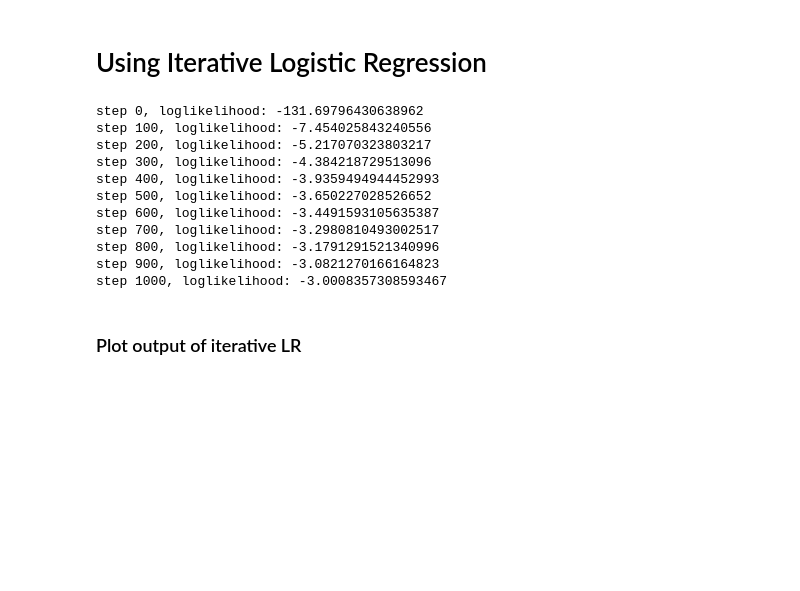
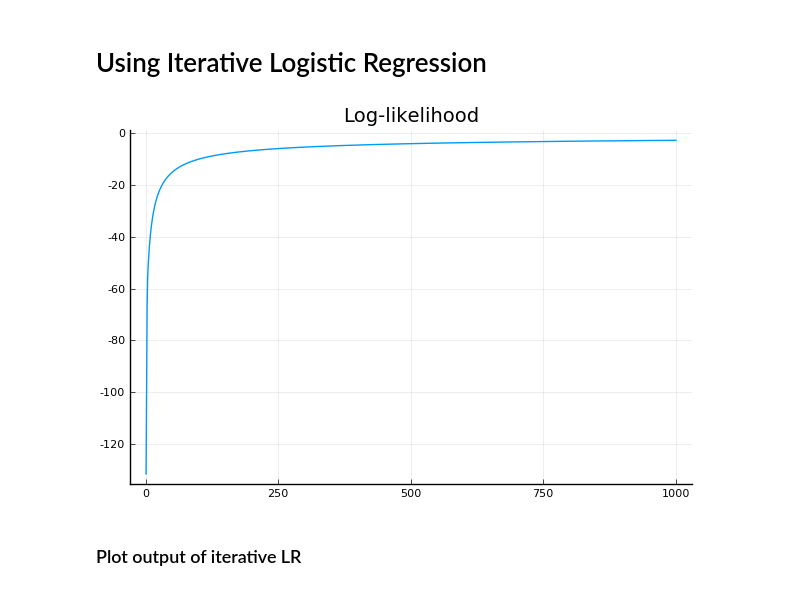
Before and after one commit to fnlandini/BayesianModels, a Jupyter notebook: examples/LogisticRegression.ipynb, the cells around one changed output. Drawn from its saved outputs; the diff is of its cells as text; code cells hidden in the pictures; blank space fills up the shorter version.

```diff
--- a/examples/LogisticRegression.ipynb
+++ b/examples/LogisticRegression.ipynb
@@ -320,10 +319,0 @@ plot(ppredict1_1, ppredict2_1, ppredict3_12, ppredict1, ppredict2, ppredict3, la
-# %%
-ψ1 = -3 # we want this to be ψ1 = β' * X (X is the data already defined above)
-ψ2 = -3
-function σ(ψ)
-    1 / (1+exp(-ψ))
-end
-ν1 = σ(ψ1)
-ν2 = σ(ψ2)
-
-println("ν1=$ν1, ν2=$ν2, π1=$ν1, π2=$(ν2*(1-ν1)), π3=$(1*(1-ν1)*(1-ν2)))")
@@ -382,6 +321,25 @@ loglikelihood(z, ν1, ν2)
 # Using Iterative Logistic Regression
 # %%
 # Using Logistic Regression
+
+function encode(z, n_classes)
+    # For the purpose of operating with matrices the function encodes the vector of classes as:
+    # onehot: one-hot encoding for the classes, where the class 'n_classes' is encoded as all 0's
+    # N_up_to: for each sample of class c, row i is 1 if i>=c and 0 otherwise. Note that if c=n_classes, all rows are 0's
+
+    onehot = zeros(Int64, n_classes - 1, length(z))
+    for i = 1:n_classes-1
+        onehot[i, z .== i] .= 1
+    end
+
+    N_up_to = zeros(Int64, n_classes - 1, length(z))
+    for i = 1:n_classes-1
+        N_up_to[i, z .> i] .= 1
+    end
+
+    onehot, N_up_to
+end
+
 
 function deriv_sig(β, x)
     (1 .- σ.(β*x)) * x'
@@ -393,62 +351,47 @@ function deriv_comp_sig(β, x)
 end
 
 
-function loglikelihood(n_classes, z, ν)
+function loglikelihood(n_classes, z, X, β)
+    ν = σ.(β*X)
     onehot, N_up_to = encode(z, n_classes)
-    logParams = log.(ν)
-    logComplementParams = log.(1 .- ν)
-    sum(diag(onehot' * logParams .+ N_up_to' * logComplementParams))
-end
-
-
-function loglikelihood_all(n_classes, z, X, β)
-    ν = σ.(β*X)
-    loglikelihood(n_classes, z, ν)
+    sum(diag(onehot' * log.(ν) .+ N_up_to' * log.(1 .- ν)))
 end
 
 n_classes = 3
 β = zeros(Float64, n_classes-1, size(X, 1)+1) # +1 to account for the bias
 
 X_augmented = [X; ones(Float64, 1, size(X, 2))] # add 1's to account for the bias
 
 onehot, N_up_to = encode(z, n_classes)
 η = 0.01
 
 # Contains terms of derivative corresponding to log(σ(β'x_d)) for data point x_d
 deriv_sig_for_all = zeros(size(β, 1), size(X_augmented, 2), size(X_augmented, 1))
 # Contains terms of derivative corresponding to log(1 - σ(β'x_d)) for data point x_d
 deriv_comp_sig_for_all = zeros(size(β, 1), size(X_augmented, 2), size(X_augmented, 1))
 
-print("step 0, loglikelihood: $(loglikelihood_all(n_classes, z, X_augmented, β))\n")
 
+steps = 1000
+llks = zeros(steps+1)
+llks[1] = loglikelihood(n_classes, z, X_augmented, β)
 
-for step = 1:1000
+for step = 1:steps
     # Populate for all data points
     for d = 1:size(X_augmented, 2)
         deriv_sig_for_all[:, d, :] = deriv_sig(β, X_augmented[:,d])
         deriv_comp_sig_for_all[:, d, :] = deriv_comp_sig(β, X_augmented[:,d])
     end
     # Update parameters
     derivatives = sum(onehot .* deriv_sig_for_all .+ N_up_to .* deriv_comp_sig_for_all, dims=2)[:,1,:]
     β = β + η * derivatives
 
-    # Show progress
-    if step % 100 == 0
-        print("step $(step), loglikelihood: $(loglikelihood_all(n_classes, z, X_augmented, β))\n")
-    end
+    llks[step+1] = loglikelihood(n_classes, z, X_augmented, β)
 end
+
+llk_plot = plot(1:steps+1, llks, label="llk", title = "Log-likelihood")
+plot(llk_plot, legend=false)
 # %% [output]
-step 0, loglikelihood: -131.69796430638962
-step 100, loglikelihood: -7.454025843240556
-step 200, loglikelihood: -5.217070323803217
-step 300, loglikelihood: -4.384218729513096
-step 400, loglikelihood: -3.9359494944452993
-step 500, loglikelihood: -3.650227028526652
-step 600, loglikelihood: -3.4491593105635387
-step 700, loglikelihood: -3.2980810493002517
-step 800, loglikelihood: -3.1791291521340996
-step 900, loglikelihood: -3.0821270166164823
-step 1000, loglikelihood: -3.0008357308593467
+[figure, added]
 # %% [markdown]
 ### Plot output of iterative LR
 # %%
```
Also changed, not shown: parts of 12 cells of this notebook.
